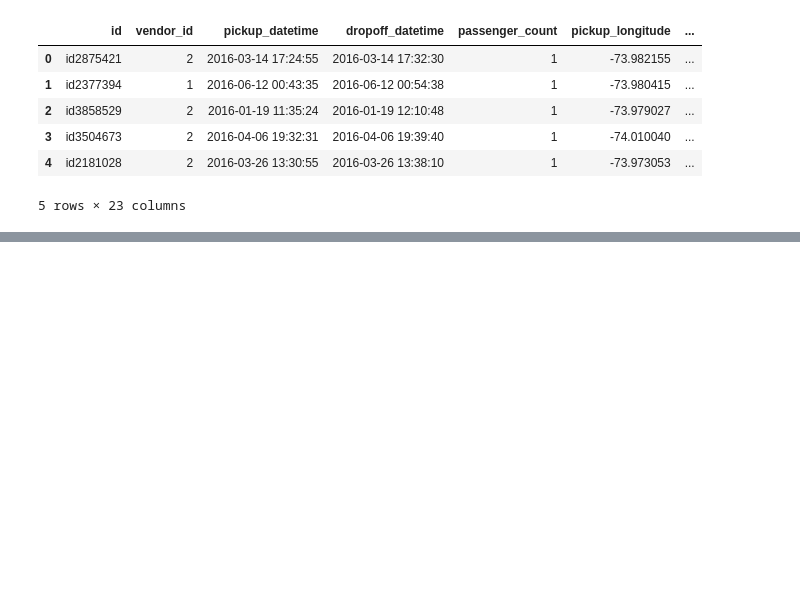
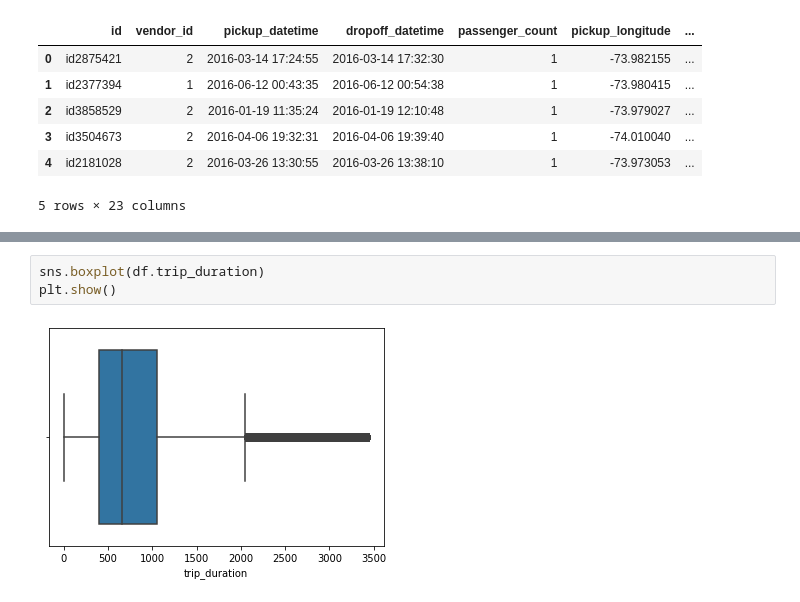
Before and after one commit to ANUJGAUR/NYC-Taxi-Trip-Time-Prediction---Capstone-Project, a Jupyter notebook: NYC_Taxi_Trip_Time_Prediction_Capstone_Project.ipynb, the cells around one changed output, grey strips where cells are left out. Cells and saved outputs as stored; diff of their text form; blank space fills up the shorter version.

```diff
--- a/NYC_Taxi_Trip_Time_Prediction_Capstone_Project.ipynb
+++ b/NYC_Taxi_Trip_Time_Prediction_Capstone_Project.ipynb
@@ -209,0 +292,5 @@ df.head()
+# %%
+sns.boxplot(df.trip_duration)
+plt.show()
+# %% [output]
+[figure, added]
```
Also changed, not shown: parts of 20 cells of this notebook.
